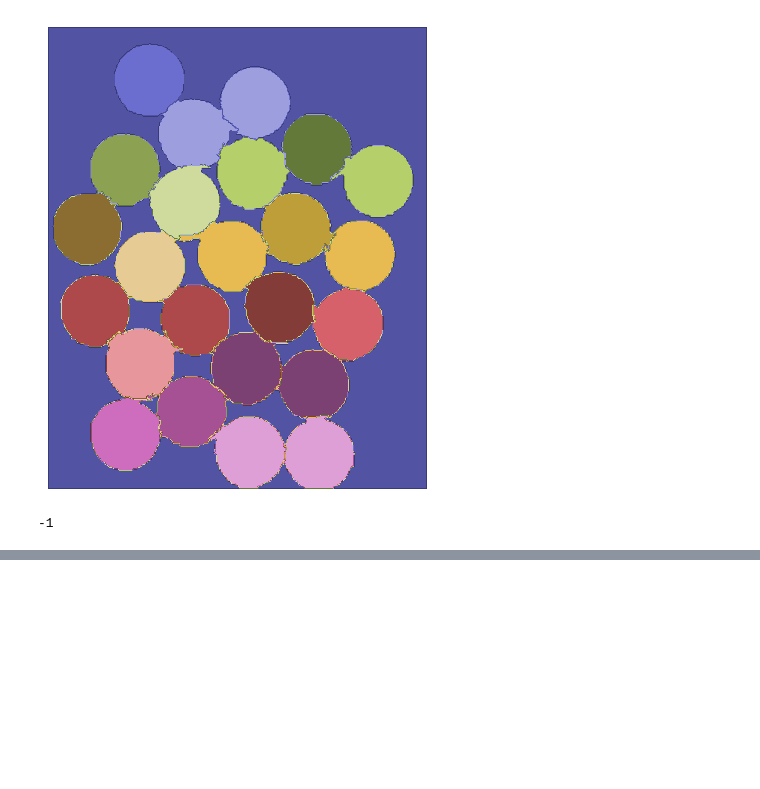
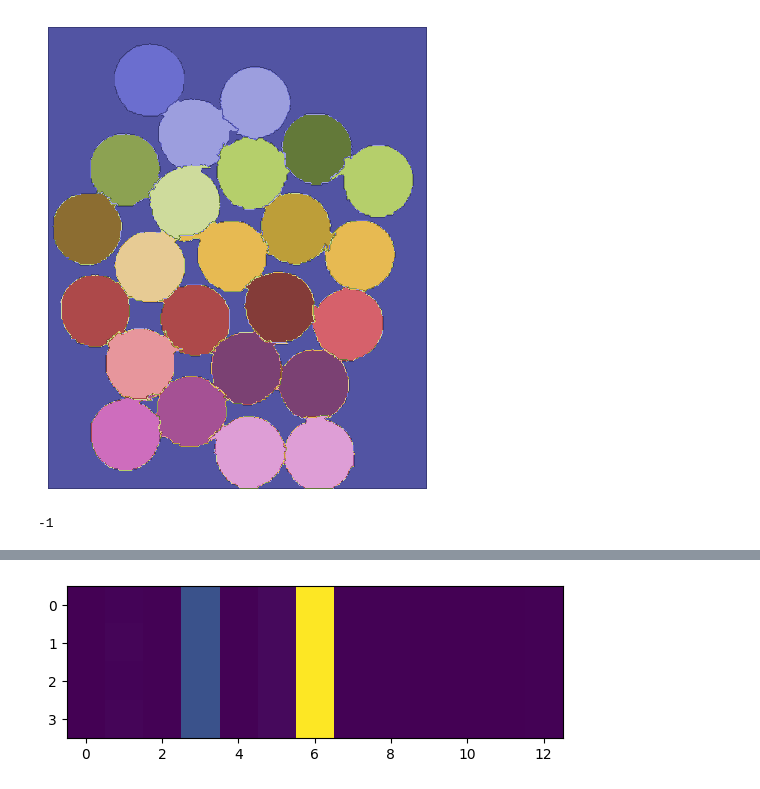
Before and after one commit to carmele9/vision_por_Computador, a Jupyter notebook: intro.ipynb, the cells around one changed output, grey strips where cells are left out. Saved outputs shown, nothing was run; the diff lists cells and outputs as text; code cells hidden in the pictures; blank space fills up the shorter version.

```diff
--- a/intro.ipynb
+++ b/intro.ipynb
@@ -1003,0 +1038,6 @@ ghibli_image("esta.jpg")
+# %%
+haralick = mahotas.features.haralick(label) # Te identica las caractericticas de la imagen (13 x 4) Matriz de concurrencia
+imshow(haralick)
+show()
+# %% [output]
+[figure, added]
```
Also changed, not shown: parts of 4 cells of this notebook, 1 other file.
